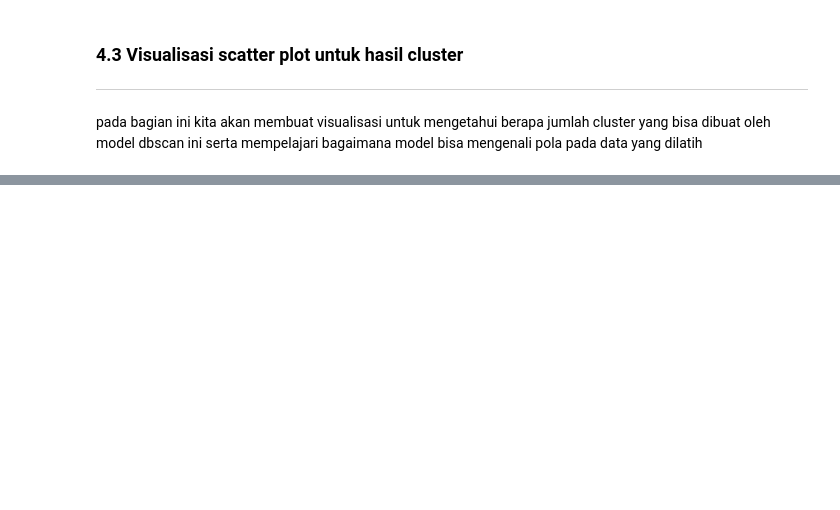
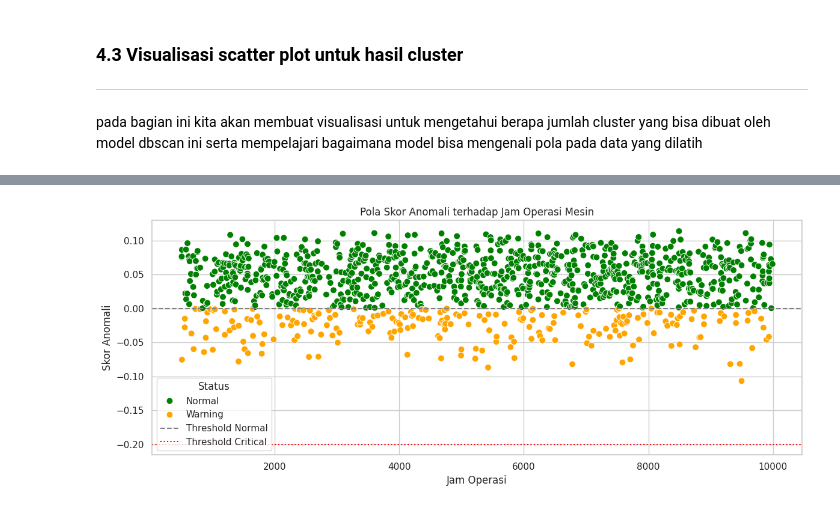
Before and after one commit to BlackBox-Ops/prediksi-estimasi-perbaikan-mesin, a Jupyter notebook: DS Series Prediksi dan Estimasi Perbaikan Mesin.ipynb, the cells around one changed output, grey strips where cells are left out. Cells and saved outputs as stored; diff of their text form; code cells hidden in the pictures; blank space fills up the shorter version.

```diff
--- a/DS Series Prediksi dan Estimasi Perbaikan Mesin.ipynb
+++ b/DS Series Prediksi dan Estimasi Perbaikan Mesin.ipynb
@@ -1016,0 +875,42 @@ Cluster unik: [-1  0]
+# %%
+# Copy dan siapkan data
+df_result_sorted = df_result.copy()
+df_result_sorted['Jam_Operasi'] = df_cleaned['Jam_Operasi']
+df_result_sorted = df_result_sorted.sort_values(by='Jam_Operasi')
+
+# Kategori berdasarkan anomaly score
+def label_status(score):
+    if score > 0:
+        return 'Normal'
+    elif score > -0.2:
+        return 'Warning'
+    else:
+        return 'Critical'
+
+df_result_sorted['status'] = df_result_sorted['anomaly_score'].apply(label_status)
+
+# Visualisasi
+plt.figure(figsize=(12, 5))
+sns.scatterplot(
+    data=df_result_sorted,
+    x='Jam_Operasi',
+    y='anomaly_score',
+    hue='status',
+    palette={'Normal': 'green', 'Warning': 'orange', 'Critical': 'red'},
+    s=60
+)
+
+# Tambahkan garis referensi
+plt.axhline(y=0, color='gray', linestyle='--', label='Threshold Normal')
+plt.axhline(y=-0.2, color='red', linestyle=':', label='Threshold Critical')
+
+# Anotasi
+plt.title('Pola Skor Anomali terhadap Jam Operasi Mesin')
+plt.xlabel('Jam Operasi')
+plt.ylabel('Skor Anomali')
+plt.legend(title='Status')
+plt.grid(True)
+plt.tight_layout()
+plt.show()
+# %% [output]
+[figure, added]
```
Also changed, not shown: parts of 18 cells of this notebook.
